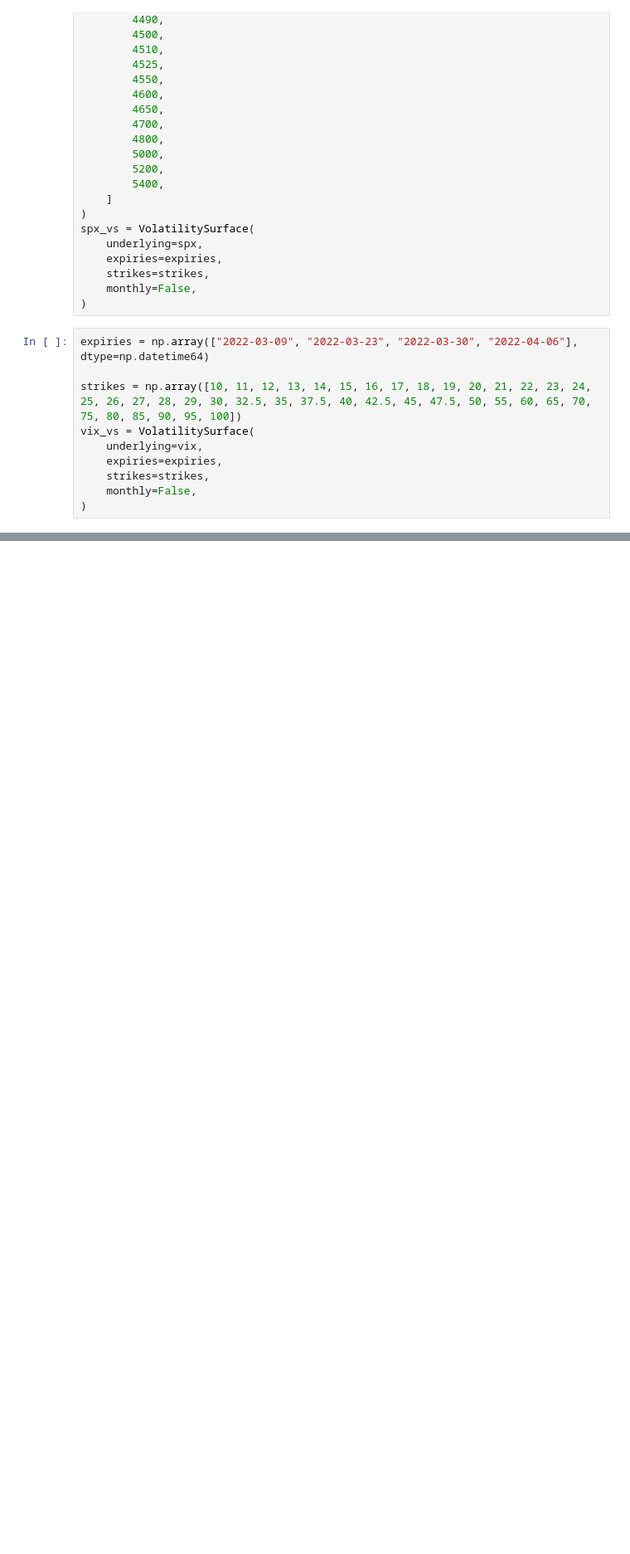
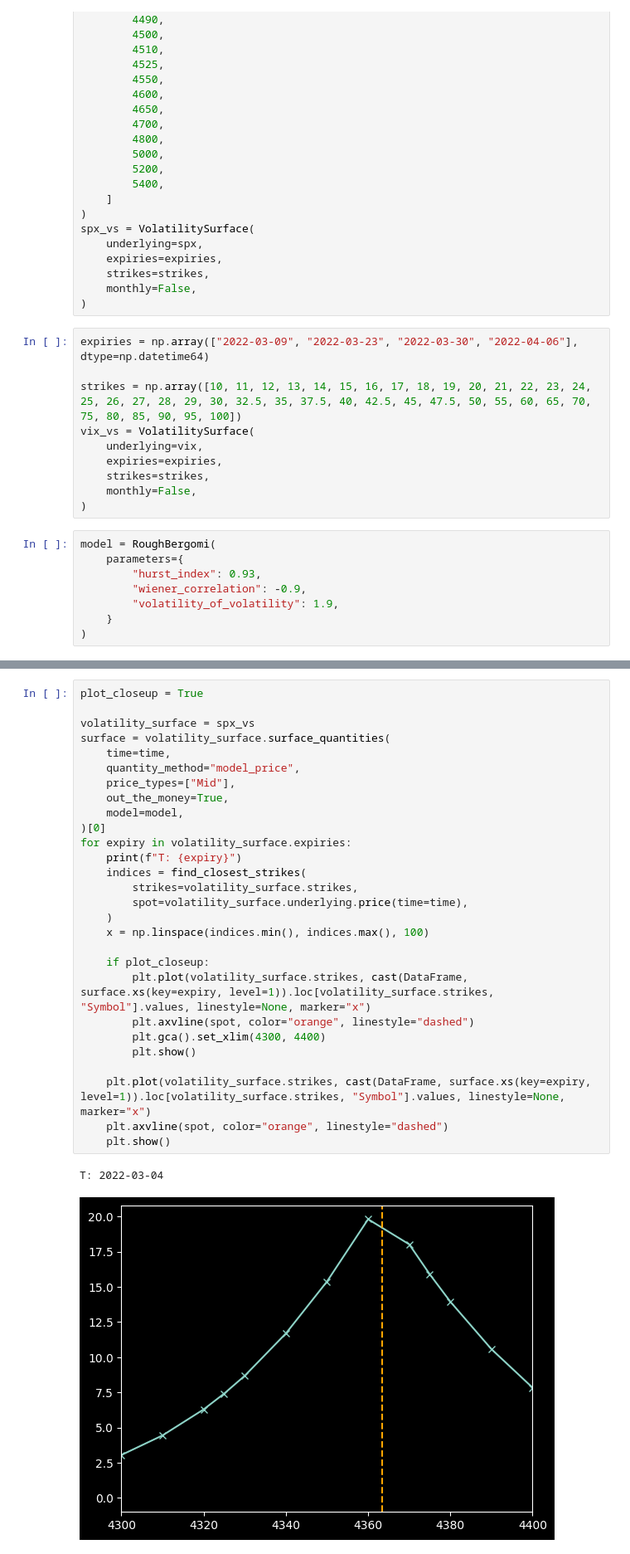
Before and after one commit to mayurankv/msc-statistics-dissertation, a Jupyter notebook: Project/notebooks/rbergomi_test.ipynb, the cells around one changed output, grey strips where cells are left out. Shown at 83% size. Cells and saved outputs as stored; diff of their text form; blank space fills up the shorter version.

```diff
--- a/Project/notebooks/rbergomi_test.ipynb
+++ b/Project/notebooks/rbergomi_test.ipynb
@@ -120,3 +130,11 @@ vix_vs = VolatilitySurface(
 	strikes=strikes,
 	monthly=False,
 )
+# %%
+model = RoughBergomi(
+	parameters={
+		"hurst_index": 0.93,
+		"wiener_correlation": -0.9,
+		"volatility_of_volatility": 1.9,
+	}
+)
@@ -122,0 +239,31 @@ vix_vs = VolatilitySurface(
+# %%
+plot_closeup = True
+
+volatility_surface = spx_vs
+surface = volatility_surface.surface_quantities(
+	time=time,
+	quantity_method="model_price",
+	price_types=["Mid"],
+	out_the_money=True,
+	model=model,
+)[0]
+for expiry in volatility_surface.expiries:
+	print(f"T: {expiry}")
+	indices = find_closest_strikes(
+		strikes=volatility_surface.strikes,
+		spot=volatility_surface.underlying.price(time=time),
+	)
+	x = np.linspace(indices.min(), indices.max(), 100)
+
+	if plot_closeup:
+		plt.plot(volatility_surface.strikes, cast(DataFrame, surface.xs(key=expiry, level=1)).loc[volatility_surface.strikes, "Symbol"].values, linestyle=None, marker="x")
+		plt.axvline(spot, color="orange", linestyle="dashed")
+		plt.gca().set_xlim(4300, 4400)
+		plt.show()
+
+	plt.plot(volatility_surface.strikes, cast(DataFrame, surface.xs(key=expiry, level=1)).loc[volatility_surface.strikes, "Symbol"].values, linestyle=None, marker="x")
+	plt.axvline(spot, color="orange", linestyle="dashed")
+	plt.show()
+# %% [output]
+T: 2022-03-04
+[figure, added]
```
Also changed, not shown: parts of 10 cells of this notebook, 8 other files.
